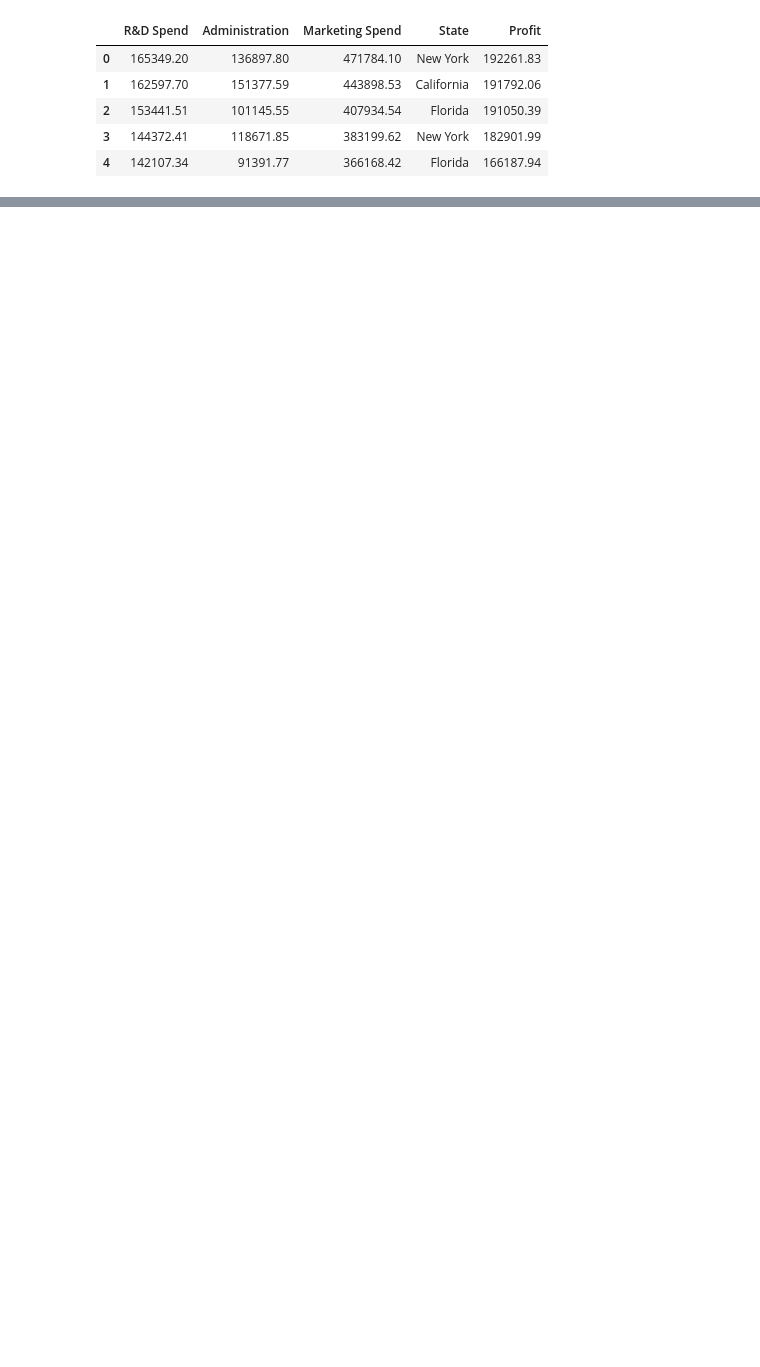
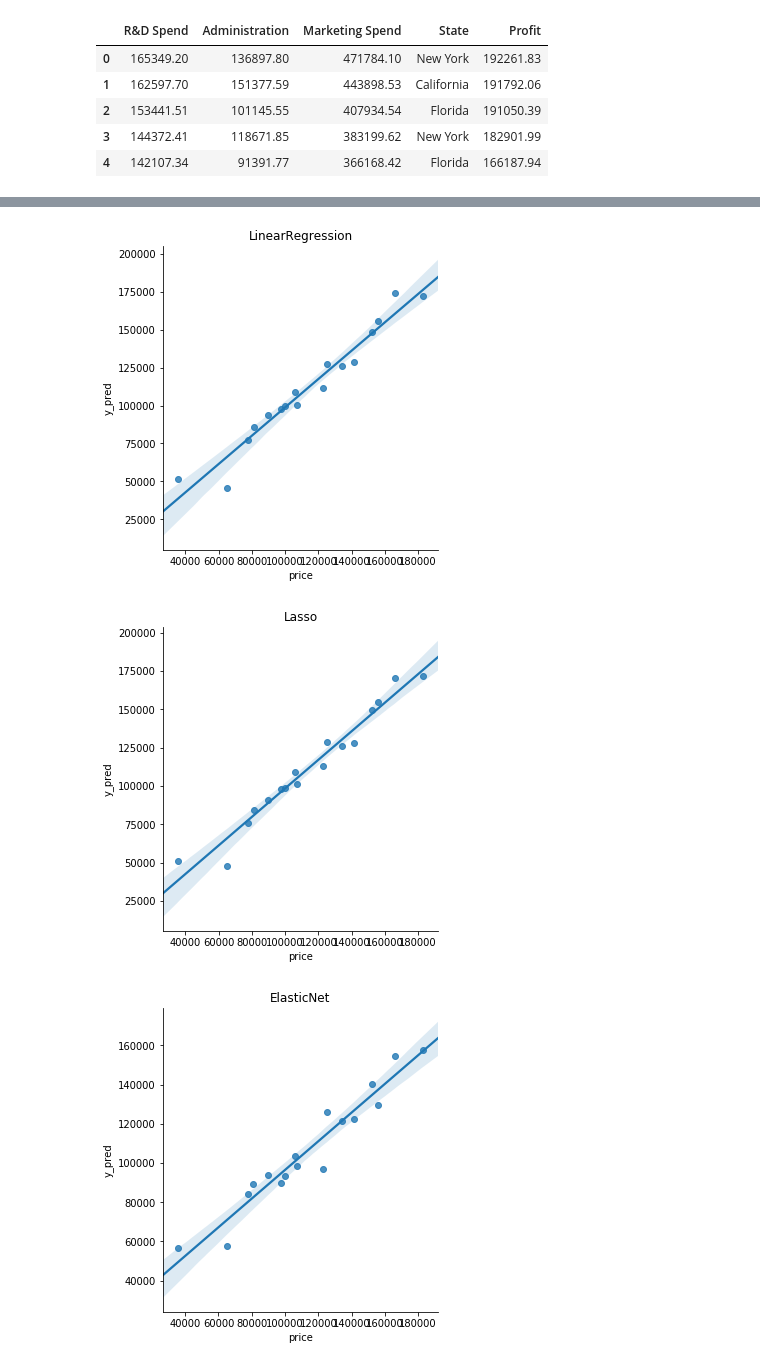
Before and after one commit to fagan2888/models-with-factory-patterns, a Jupyter notebook: regression_demo.ipynb, the cells around one changed output, grey strips where cells are left out. Saved outputs shown, nothing was run; the diff lists cells and outputs as text; code cells hidden in the pictures; blank space fills up the shorter version.

Commit message:
added regressors with IVF and residual checks (normal distribution, autocorrelation, constant variance)

```diff
--- a/regression_demo.ipynb
+++ b/regression_demo.ipynb
@@ -38,0 +43,15 @@ Name: Profit, dtype: float64
+# %%
+models = EasyRegressors('regressors_inputs\models.json', 'regressors_inputs\gridsearchcv.json')
+# %%
+X_train, X_test, y_train, y_test = preprocessors.train_test_split(test_size=0.33, random_state=42)
+
+optimal_lasso = LassoCV(n_alphas=1000, cv=10, verbose=1, n_jobs= 6)
+optimal_lasso.fit(X_train, y_train)
+print("lasso: " + str(optimal_lasso.alpha_))
+
+
+optimal_EN  = ElasticNetCV(n_alphas=1000, cv=10, verbose=1, n_jobs= 6)
+optimal_EN.fit(X_train, y_train)
+print("EN: " + str(optimal_EN.alpha_))
+
+# Update the following alpha values into the models.json,
@@ -38,0 +67,2 @@ Name: Profit, dtype: float64
+# %%
+models.run(X_train, X_test, y_train, y_test, residual_diagnostic=True)
@@ -38,0 +154,6 @@ Name: Profit, dtype: float64
+# %%
+models.plot_results()
+# %% [output]
+[figure, added]
+[figure, added]
+[figure, added]
```
Also changed, not shown: parts of 8 cells of this notebook, 25 other files.
